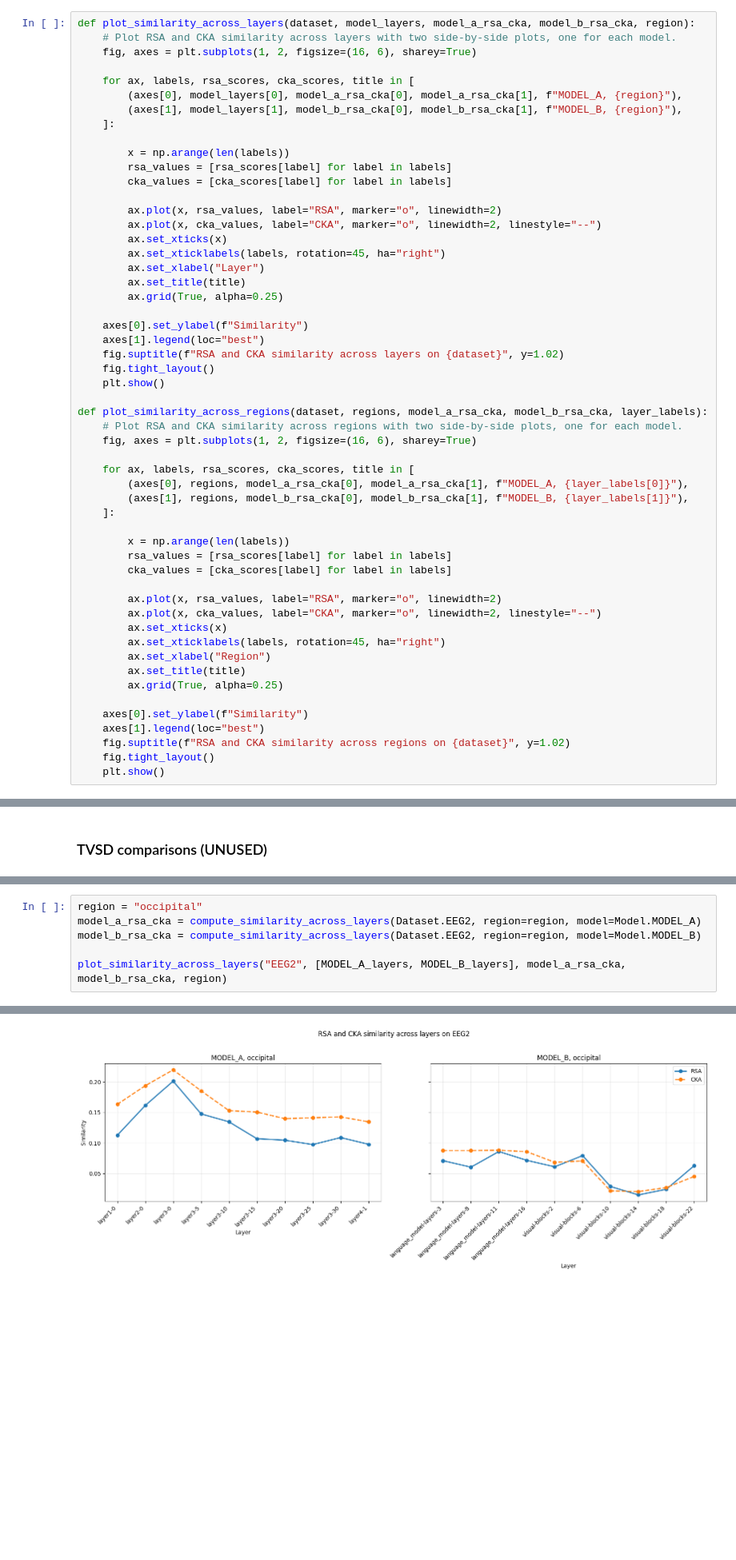
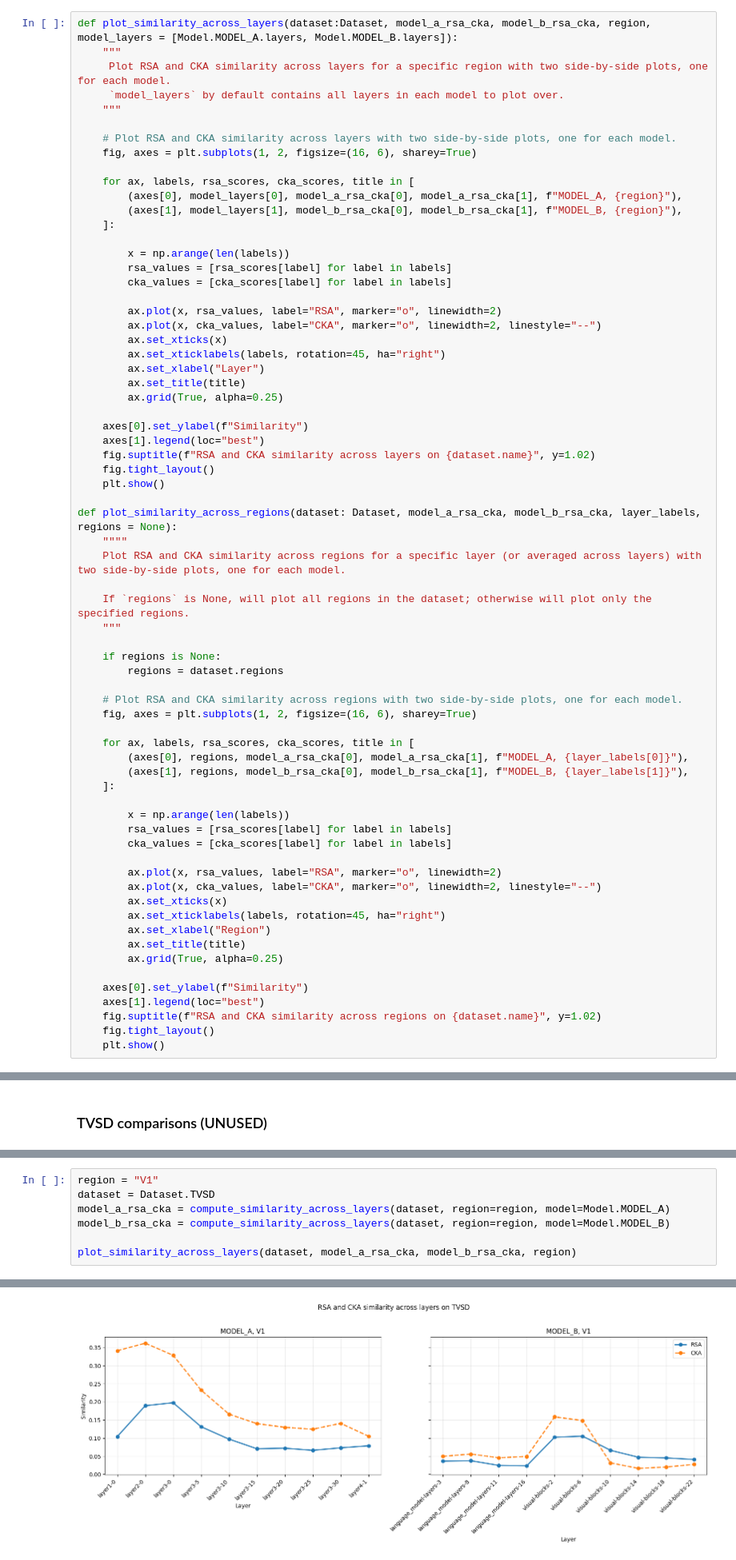
Before and after one commit to LyaoDzin/NX-414-brain-like-project, a Jupyter notebook: project/nx414_project_2026.ipynb, the cells around one changed output, grey strips where cells are left out. Shown at 80% size. Cells and saved outputs as stored; diff of their text form; blank space fills up the shorter version.

```diff
--- a/project/nx414_project_2026.ipynb
+++ b/project/nx414_project_2026.ipynb
@@ -1355,7 +1355,12 @@ class Model(Enum):
         self.path = path
         self.layers = layers
 # %%
-def plot_similarity_across_layers(dataset, model_layers, model_a_rsa_cka, model_b_rsa_cka, region):
+def plot_similarity_across_layers(dataset:Dataset, model_a_rsa_cka, model_b_rsa_cka, region, model_layers = [Model.MODEL_A.layers, Model.MODEL_B.layers]):
+    """
+     Plot RSA and CKA similarity across layers for a specific region with two side-by-side plots, one for each model.
+     `model_layers` by default contains all layers in each model to plot over.
+    """
+
     # Plot RSA and CKA similarity across layers with two side-by-side plots, one for each model.
     fig, axes = plt.subplots(1, 2, figsize=(16, 6), sharey=True)
 
@@ -1378,11 +1383,20 @@ def plot_similarity_across_layers(dataset, model_layers, model_a_rsa_cka, model_
 
     axes[0].set_ylabel(f"Similarity")
     axes[1].legend(loc="best")
-    fig.suptitle(f"RSA and CKA similarity across layers on {dataset}", y=1.02)
+    fig.suptitle(f"RSA and CKA similarity across layers on {dataset.name}", y=1.02)
     fig.tight_layout()
     plt.show()
 
-def plot_similarity_across_regions(dataset, regions, model_a_rsa_cka, model_b_rsa_cka, layer_labels):
+def plot_similarity_across_regions(dataset: Dataset, model_a_rsa_cka, model_b_rsa_cka, layer_labels, regions = None):
+    """"
+    Plot RSA and CKA similarity across regions for a specific layer (or averaged across layers) with two side-by-side plots, one for each model.
+
+    If `regions` is None, will plot all regions in the dataset; otherwise will plot only the specified regions.
+    """
+
+    if regions is None:
+        regions = dataset.regions
+
     # Plot RSA and CKA similarity across regions with two side-by-side plots, one for each model.
     fig, axes = plt.subplots(1, 2, figsize=(16, 6), sharey=True)
 
@@ -1405,6 +1419,6 @@ def plot_similarity_across_regions(dataset, regions, model_a_rsa_cka, model_b_rs
 
     axes[0].set_ylabel(f"Similarity")
     axes[1].legend(loc="best")
-    fig.suptitle(f"RSA and CKA similarity across regions on {dataset}", y=1.02)
+    fig.suptitle(f"RSA and CKA similarity across regions on {dataset.name}", y=1.02)
     fig.tight_layout()
     plt.show()
@@ -1646,7 +1612,8 @@ def compute_similarity_across_layers(dataset: Dataset, region: str, model: Model
 # %%
-region = "occipital"
-model_a_rsa_cka = compute_similarity_across_layers(Dataset.EEG2, region=region, model=Model.MODEL_A)
-model_b_rsa_cka = compute_similarity_across_layers(Dataset.EEG2, region=region, model=Model.MODEL_B)
+region = "V1"
+dataset = Dataset.TVSD
+model_a_rsa_cka = compute_similarity_across_layers(dataset, region=region, model=Model.MODEL_A)
+model_b_rsa_cka = compute_similarity_across_layers(dataset, region=region, model=Model.MODEL_B)
 
-plot_similarity_across_layers("EEG2", [MODEL_A_layers, MODEL_B_layers], model_a_rsa_cka, model_b_rsa_cka, region)
+plot_similarity_across_layers(dataset, model_a_rsa_cka, model_b_rsa_cka, region)
 # %% [output]
@@ -1670 +1637 @@ Comparing MODEL_B with EEG2 occipital test responses:
-[figure, old version]
+[figure, new version]
```
Also changed, not shown: parts of 18 cells of this notebook, 3 other files.
